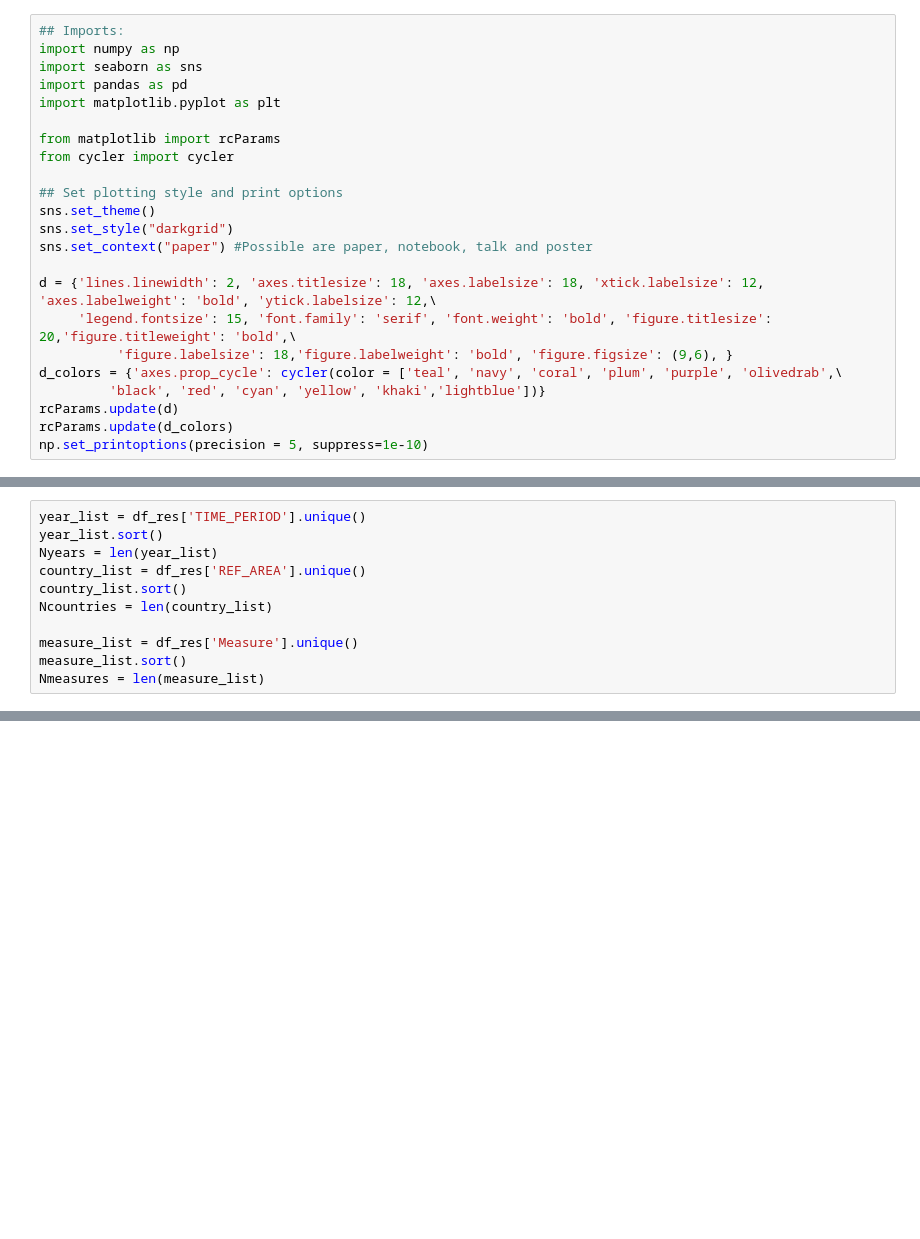
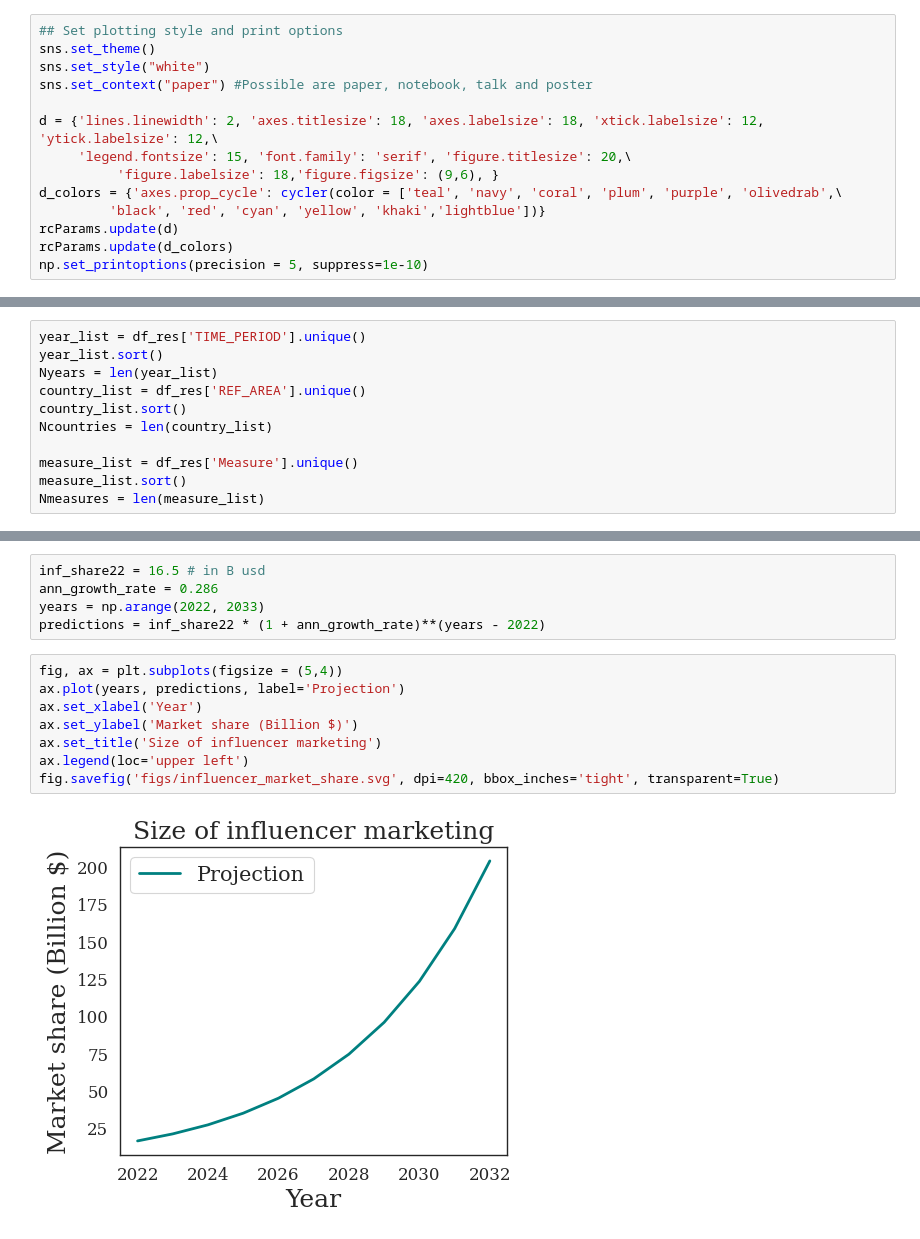
Before and after one commit to simonguld/NovoNordiskCBS, a Jupyter notebook: data_extraction.ipynb, the cells around one changed output, grey strips where cells are left out. Cells and saved outputs as stored; diff of their text form; blank space fills up the shorter version.

```diff
--- a/data_extraction.ipynb
+++ b/data_extraction.ipynb
@@ -1,21 +12,12 @@
 # %%
-## Imports:
-import numpy as np
-import seaborn as sns
-import pandas as pd
-import matplotlib.pyplot as plt
-
-from matplotlib import rcParams
-from cycler import cycler
-
 ## Set plotting style and print options
 sns.set_theme()
-sns.set_style("darkgrid")
+sns.set_style("white")
 sns.set_context("paper") #Possible are paper, notebook, talk and poster
 
-d = {'lines.linewidth': 2, 'axes.titlesize': 18, 'axes.labelsize': 18, 'xtick.labelsize': 12, 'axes.labelweight': 'bold', 'ytick.labelsize': 12,\
-     'legend.fontsize': 15, 'font.family': 'serif', 'font.weight': 'bold', 'figure.titlesize': 20,'figure.titleweight': 'bold',\
-          'figure.labelsize': 18,'figure.labelweight': 'bold', 'figure.figsize': (9,6), }
+d = {'lines.linewidth': 2, 'axes.titlesize': 18, 'axes.labelsize': 18, 'xtick.labelsize': 12, 'ytick.labelsize': 12,\
+     'legend.fontsize': 15, 'font.family': 'serif', 'figure.titlesize': 20,\
+          'figure.labelsize': 18,'figure.figsize': (9,6), }
 d_colors = {'axes.prop_cycle': cycler(color = ['teal', 'navy', 'coral', 'plum', 'purple', 'olivedrab',\
          'black', 'red', 'cyan', 'yellow', 'khaki','lightblue'])}
 rcParams.update(d)
@@ -112,0 +167,15 @@ array(['ARG', 'AUS', 'AUT', 'BEL', 'BGR', 'BRA', 'CAN', 'CHE', 'CHL',
+# %%
+inf_share22 = 16.5 # in B usd
+ann_growth_rate = 0.286
+years = np.arange(2022, 2033)
+predictions = inf_share22 * (1 + ann_growth_rate)**(years - 2022)
+# %%
+fig, ax = plt.subplots(figsize = (5,4))
+ax.plot(years, predictions, label='Projection')
+ax.set_xlabel('Year')
+ax.set_ylabel('Market share (Billion $)')
+ax.set_title('Size of influencer marketing')
+ax.legend(loc='upper left')
+fig.savefig('figs/influencer_market_share.svg', dpi=420, bbox_inches='tight', transparent=True)
+# %% [output]
+[figure, added]
```
Also changed, not shown: parts of 15 cells of this notebook, 10 other files.
